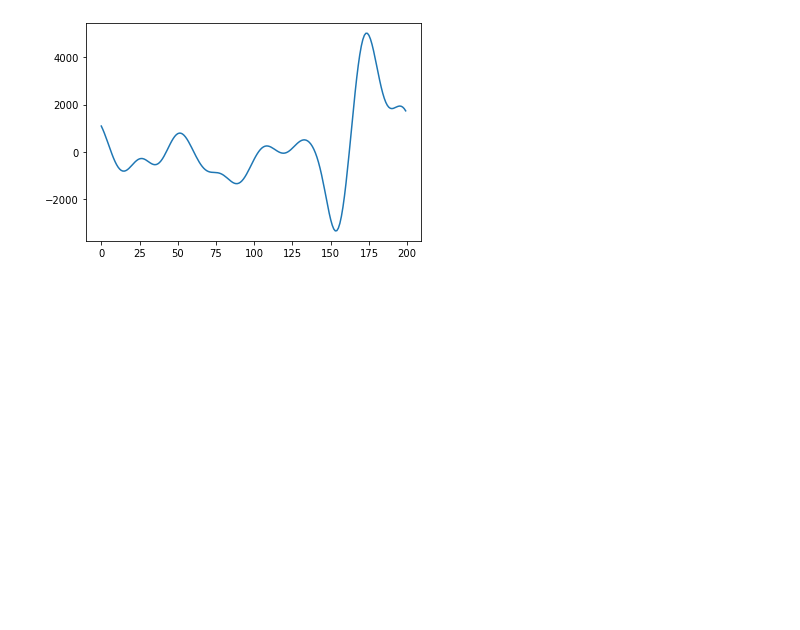
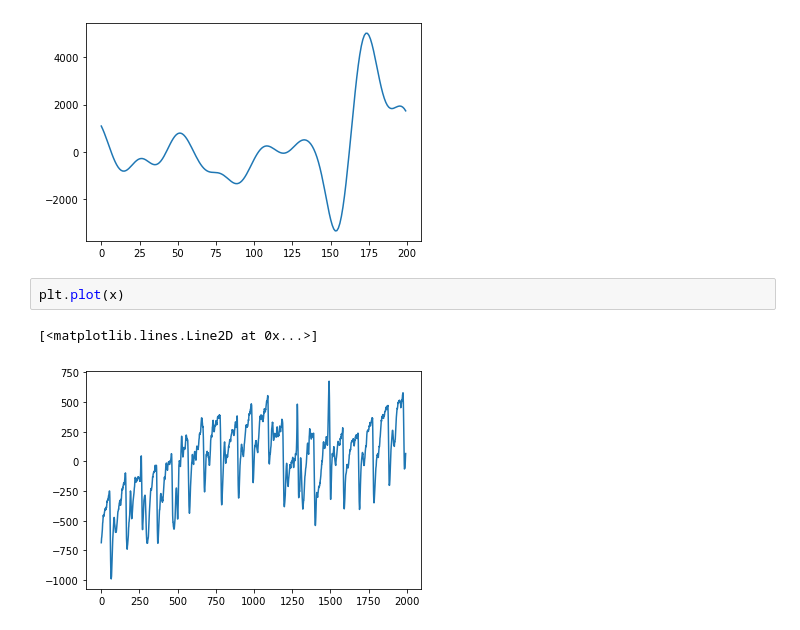
Before and after one commit to Gutenvi/actirate, a Jupyter notebook: Code/main.ipynb, the cells around one changed output. Cells and saved outputs as stored; diff of their text form; blank space fills up the shorter version.

```diff
--- a/Code/main.ipynb
+++ b/Code/main.ipynb
@@ -154,3 +155,8 @@ plt.plot(filtered_signal_x[300:500])
 # %% [output]
 [<matplotlib.lines.Line2D at 0x...>]
 [figure]
+# %%
+plt.plot(x)
+# %% [output]
+[<matplotlib.lines.Line2D at 0x...>]
+[figure, added]
```
Also changed, not shown: parts of 7 cells of this notebook, 5 other files.
